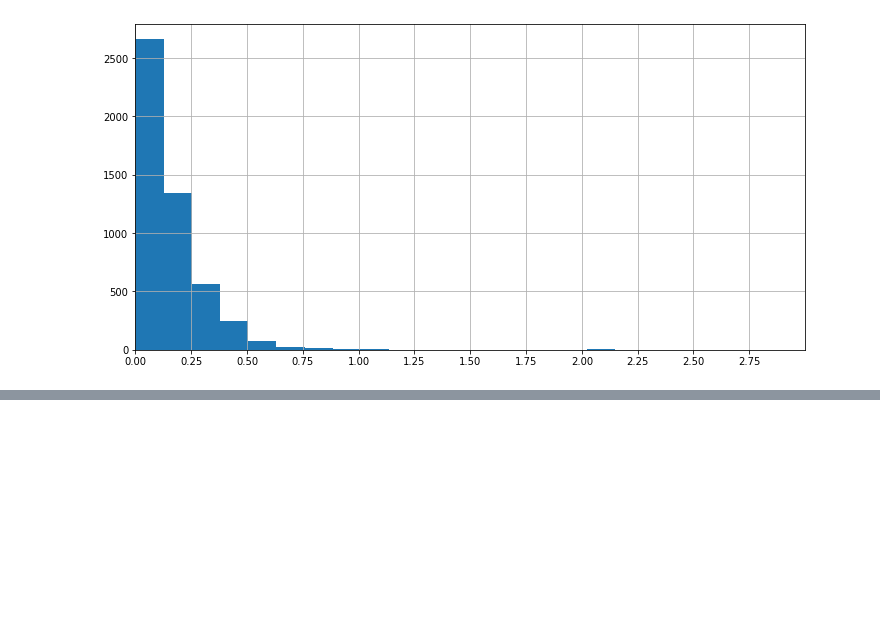
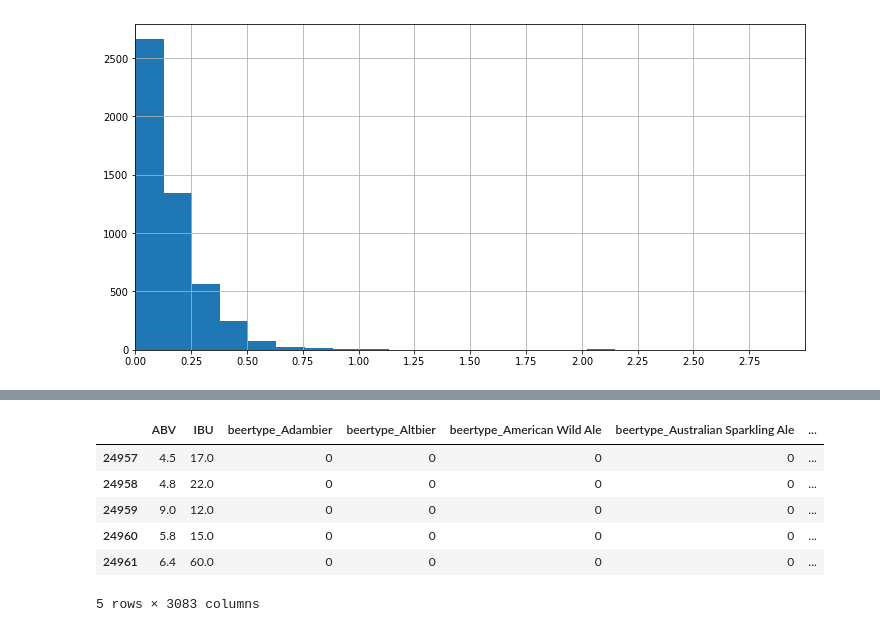
Before and after one commit to tomsharp/BeerMe, a Jupyter notebook: notebooks/whole_dataset.ipynb, the cells around one changed output, grey strips where cells are left out. Saved outputs shown, nothing was run; the diff lists cells and outputs as text; code cells hidden in the pictures; blank space fills up the shorter version.

```diff
--- a/notebooks/whole_dataset.ipynb
+++ b/notebooks/whole_dataset.ipynb
@@ -261,0 +296,10 @@ results_df
+# %%
+my_data_x.head()
+# %% [output]
+|  | ABV | IBU | beertype_Adambier | beertype_Altbier | beertype_American Wild Ale | beertype_Australian Sparkling Ale | ... |
+| 24957 | 4.5 | 17.0 | 0 | 0 | 0 | 0 | ... |
+| 24958 | 4.8 | 22.0 | 0 | 0 | 0 | 0 | ... |
+| 24959 | 9.0 | 12.0 | 0 | 0 | 0 | 0 | ... |
+| 24960 | 5.8 | 15.0 | 0 | 0 | 0 | 0 | ... |
+| 24961 | 6.4 | 60.0 | 0 | 0 | 0 | 0 | ... |
+5 rows × 3083 columns
```
Also changed, not shown: parts of 17 cells of this notebook, 2 other files.
